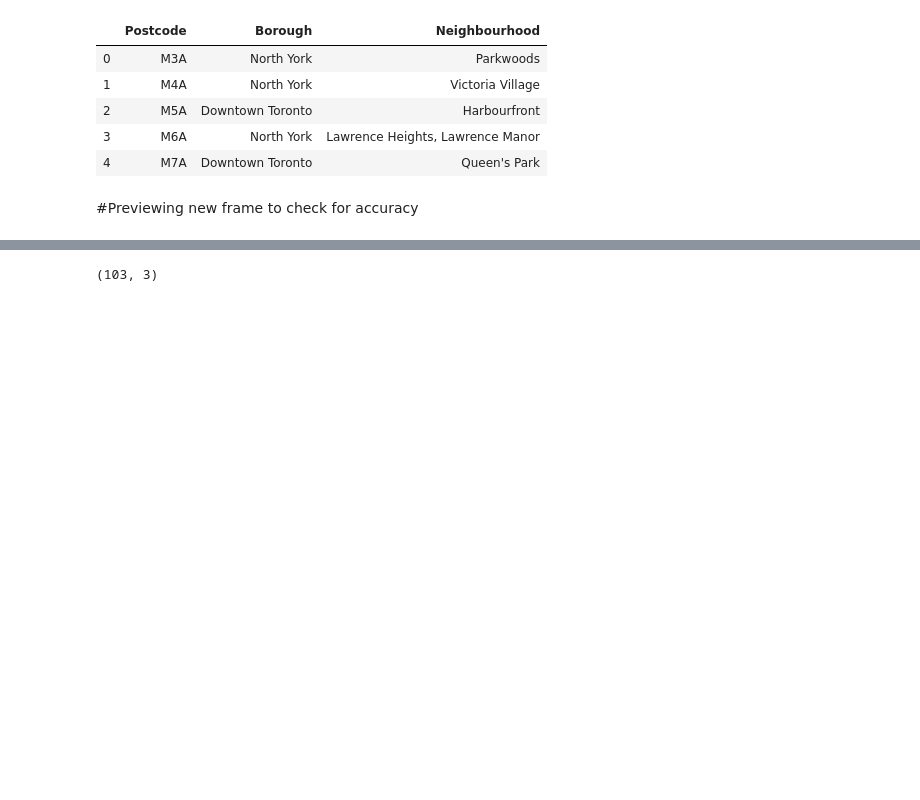
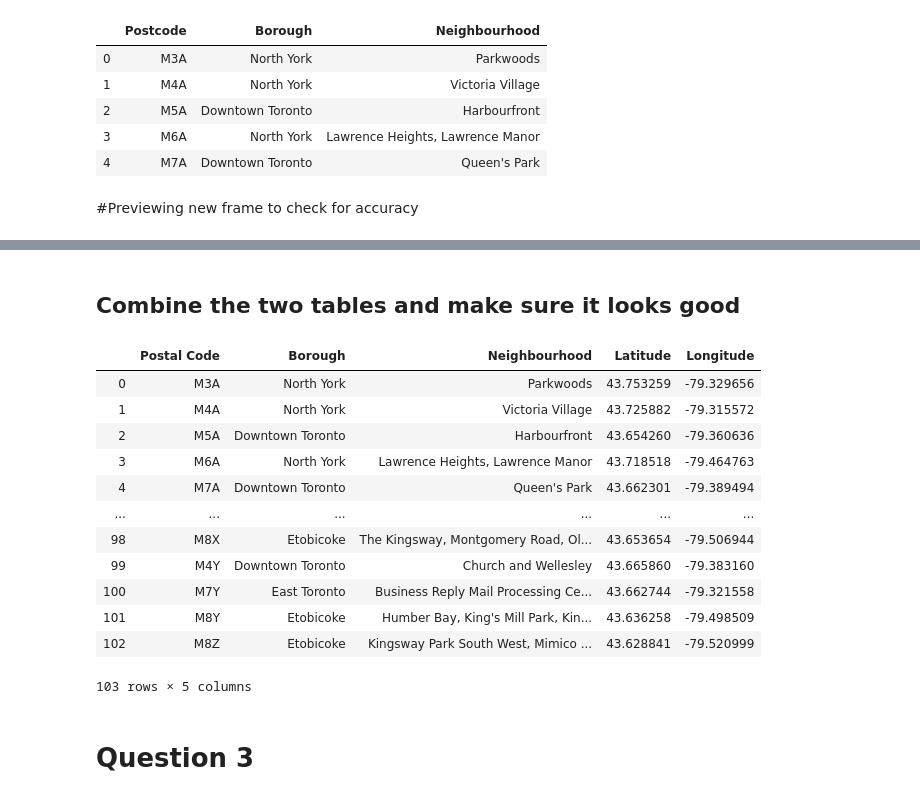
Before and after one commit to mrmcarthur/Coursera, a Jupyter notebook: Capstone Webscraper.ipynb, the cells around one changed output, grey strips where cells are left out. Saved outputs shown, nothing was run; the diff lists cells and outputs as text; code cells hidden in the pictures; blank space fills up the shorter version.

```diff
--- a/Capstone Webscraper.ipynb
+++ b/Capstone Webscraper.ipynb
@@ -219,0 +229,4 @@ df.head()
+# %%
+df.rename(columns={"Postcode": "Postal Code"}, inplace=True)
+# %%
+geospatial=pd.read_csv('http://cocl.us/Geospatial_data')
@@ -220,4 +249,22 @@ df.head()
+# %% [markdown]
+<h2> Combine the two tables and make sure it looks good
+# %%
+df2 = pd.merge(df, geospatial, on='Postal Code')
 # %%
-df2.shape
+df2
 # %% [output]
+|  | Postal Code | Borough | Neighbourhood | Latitude | Longitude |
+| 0 | M3A | North York | Parkwoods | 43.753259 | -79.329656 |
+| 1 | M4A | North York | Victoria Village | 43.725882 | -79.315572 |
+| 2 | M5A | Downtown Toronto | Harbourfront | 43.654260 | -79.360636 |
+| 3 | M6A | North York | Lawrence Heights, Lawrence Manor | 43.718518 | -79.464763 |
+| 4 | M7A | Downtown Toronto | Queen's Park | 43.662301 | -79.389494 |
+| ... | ... | ... | ... | ... | ... |
+| 98 | M8X | Etobicoke | The Kingsway, Montgomery Road, Ol... | 43.653654 | -79.506944 |
+| 99 | M4Y | Downtown Toronto | Church and Wellesley | 43.665860 | -79.383160 |
+| 100 | M7Y | East Toronto | Business Reply Mail Processing Ce... | 43.662744 | -79.321558 |
+| 101 | M8Y | Etobicoke | Humber Bay, King's Mill Park, Kin... | 43.636258 | -79.498509 |
+| 102 | M8Z | Etobicoke | Kingsway Park South West, Mimico ... | 43.628841 | -79.520999 |
-(103, 3)
+103 rows × 5 columns
+# %% [markdown]
+<h1> Question 3
```
Also changed, not shown: parts of 6 cells of this notebook, 1 other file.
